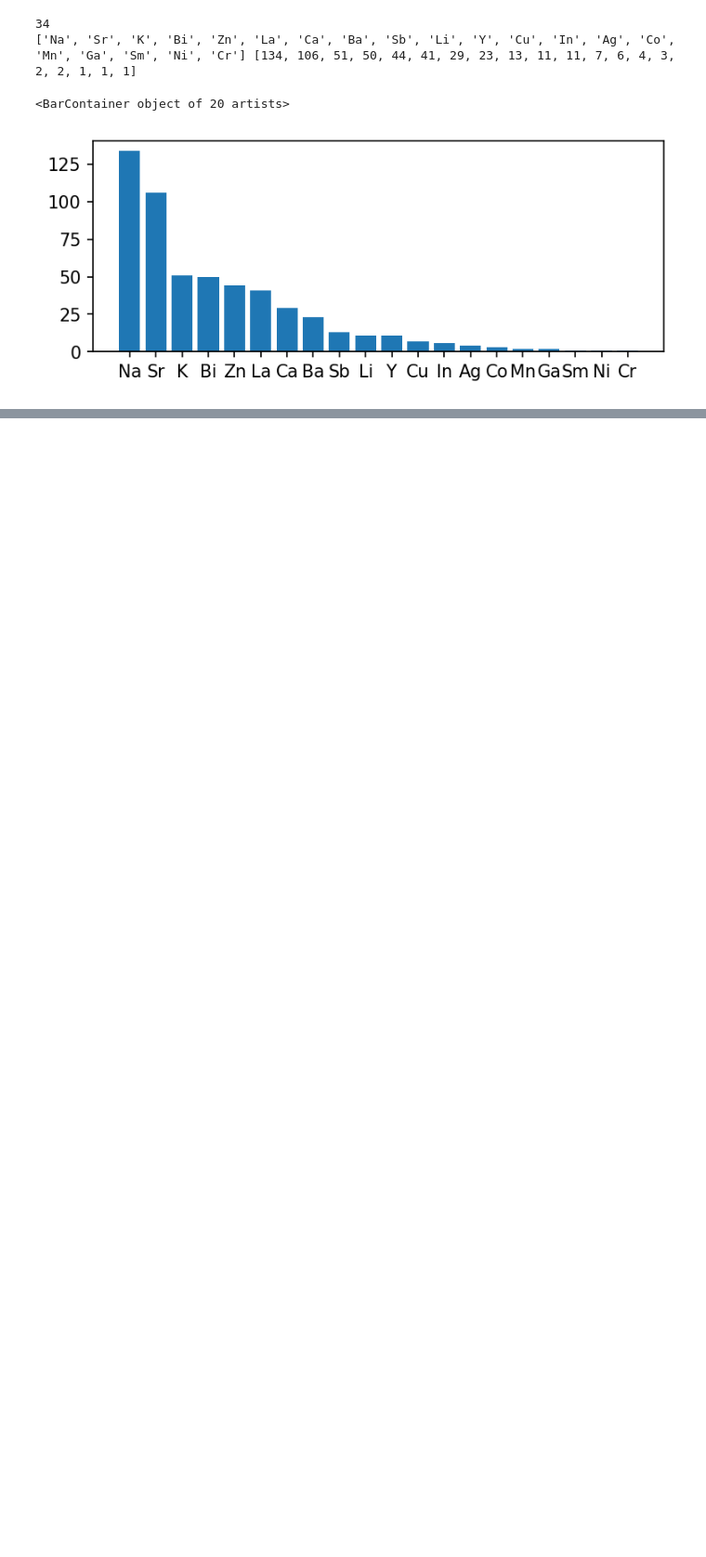
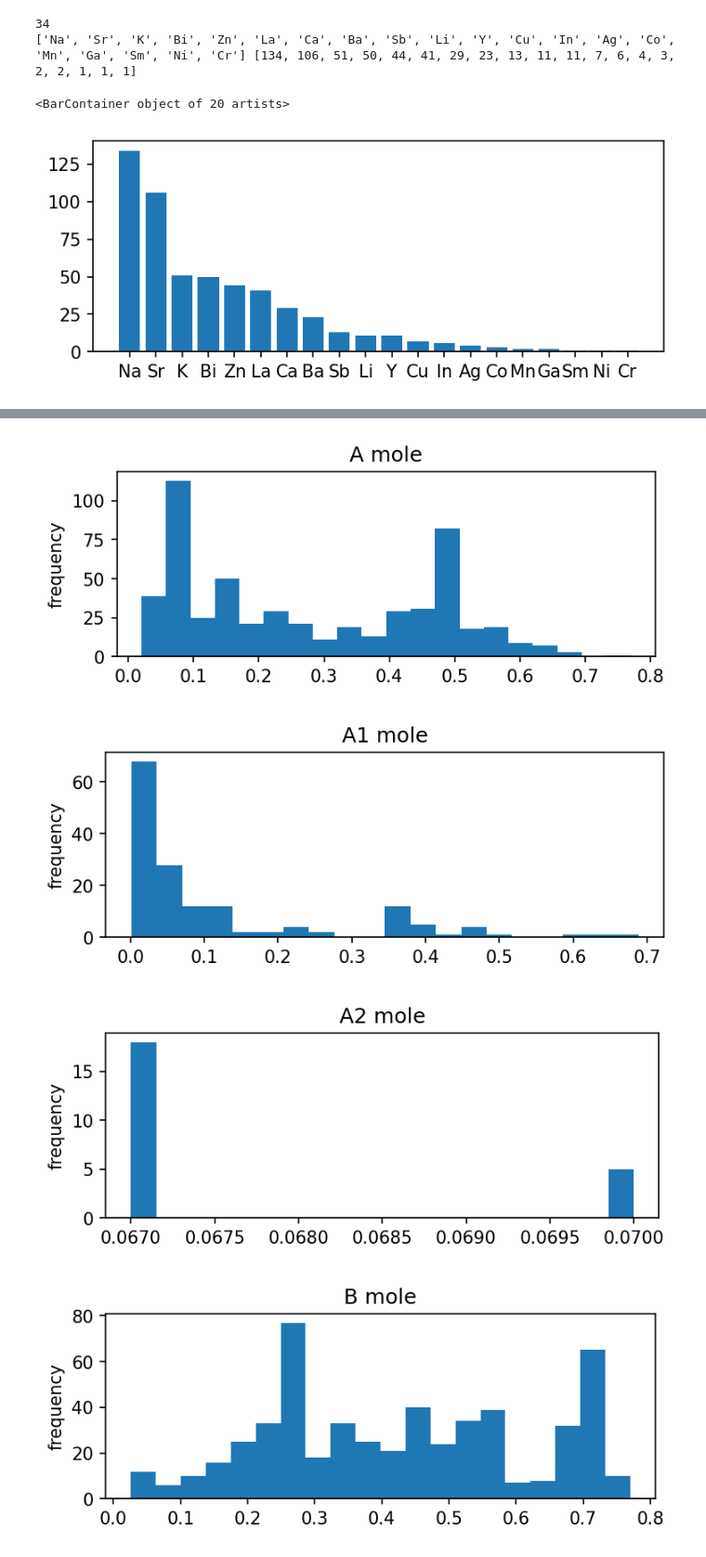
Before and after one commit to ShibataKenshin/Water_spliiting, a Jupyter notebook: water splitting perovskite.ipynb, the cells around one changed output, grey strips where cells are left out. Shown: that part at 93% size. Drawn from its saved outputs; the diff is of its cells as text; code cells hidden in the pictures; blank space fills up the shorter version.

```diff
--- a/water splitting perovskite.ipynb
+++ b/water splitting perovskite.ipynb
@@ -122,3 +121,8 @@ ax.bar(lis3, lis2, tick_label=lis1, align="center")
 ['Na', 'Sr', 'K', 'Bi', 'Zn', 'La', 'Ca', 'Ba', 'Sb', 'Li', 'Y', 'Cu', 'In', 'Ag', 'Co', 'Mn', 'Ga', 'Sm', 'Ni', 'Cr'] [134, 106, 51, 50, 44, 41, 29, 23, 13, 11, 11, 7, 6, 4, 3, 2, 2, 1, 1, 1]
 <BarContainer object of 20 artists>
 [figure]
+# %%
+for i in ["A", "A1", "A2", "B", "B1", "B2"]:
+    print(df[i].dropna().shape[0])
+    #print(df[i].value_counts())
+    #df["A1"].dropna()
@@ -124,0 +136,36 @@ ax.bar(lis3, lis2, tick_label=lis1, align="center")
+# %%
+def analysis_plot(df, column_name, plot_type,):
+    if plot_type == bar:
+        lis1 = []
+        lis2 = []
+        for index, value in df[column_name].dropna().value_counts().iteritems():
+            lis1.append(index)
+            lis2.append(value)
+        lis3 = list(range(len(lis1)))
+        fig, ax = subplots(1, 1, figsize = (len(lis3), 2), dpi = 150, constrained_layout = True)
+        ax.bar(lis3, lis2, tick_label=lis1, align="center")
+        #x軸の目盛りのサイズを指定
+        ax.tick_params(axis = "x", labelsize = 8)
+        ax.set(xlabel = i, ylabel = 'frequency',title = i )
+
+    if plot_type == hist:
+        fig, ax = subplots(1, 1, figsize = (5, 2), dpi = 150, constrained_layout = True)
+        df[column_name].describe()
+        bins = len(set(df[column_name].dropna()))
+        ax.hist(df[column_name].dropna(),bins = 20)
+        ax.set( ylabel = 'frequency',title = i )
+
+
+
+lis1 = ["A", "A1", "A2", "B", "B1", "B2","X","X1"]
+lis2 = ["A mole","A1 mole","A2 mole","B mole","B1_mole","B2 mole","X mole","X1 mole"]
+lis3 = ['Prep Meth','Prom Meth','Promoter','Crystal', 'Sac. Agent1', 'Sac. Agent2']
+
+for i in lis2:
+    analysis_plot(df, i, hist)
+#print(list(df.columns))
+# %% [output]
+[figure, added]
+[figure, added]
+[figure, added]
+[figure, added]
```
Also changed, not shown: parts of 5 cells of this notebook.
